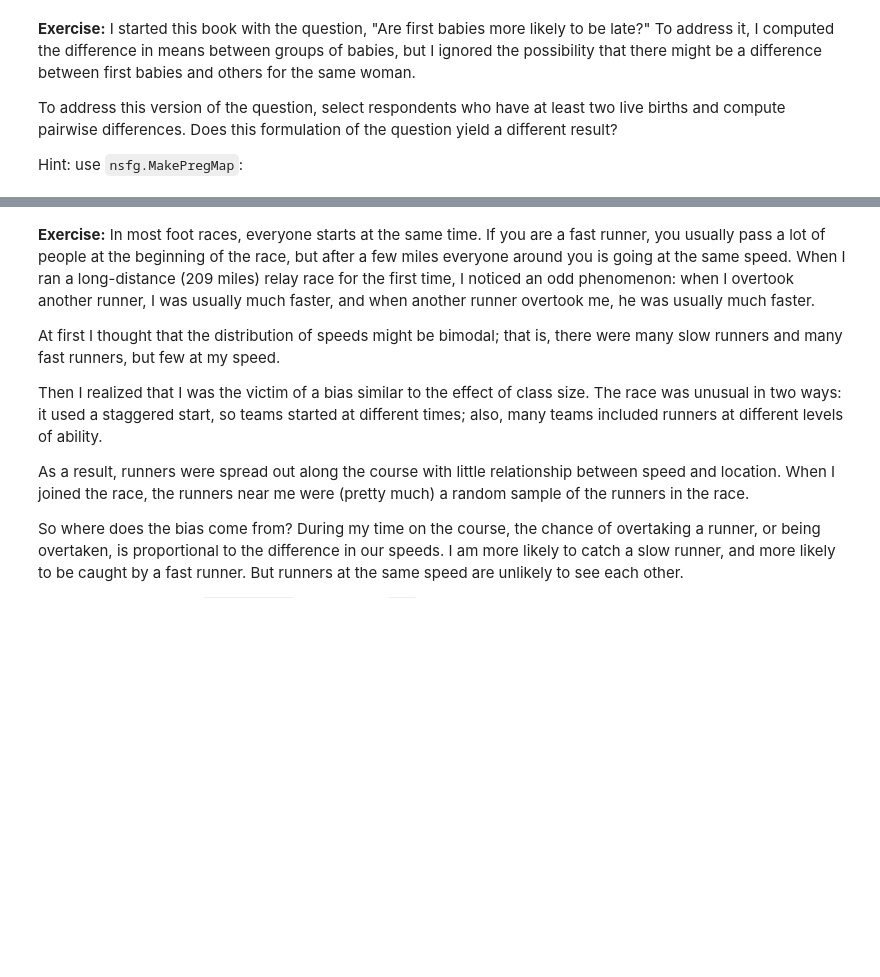
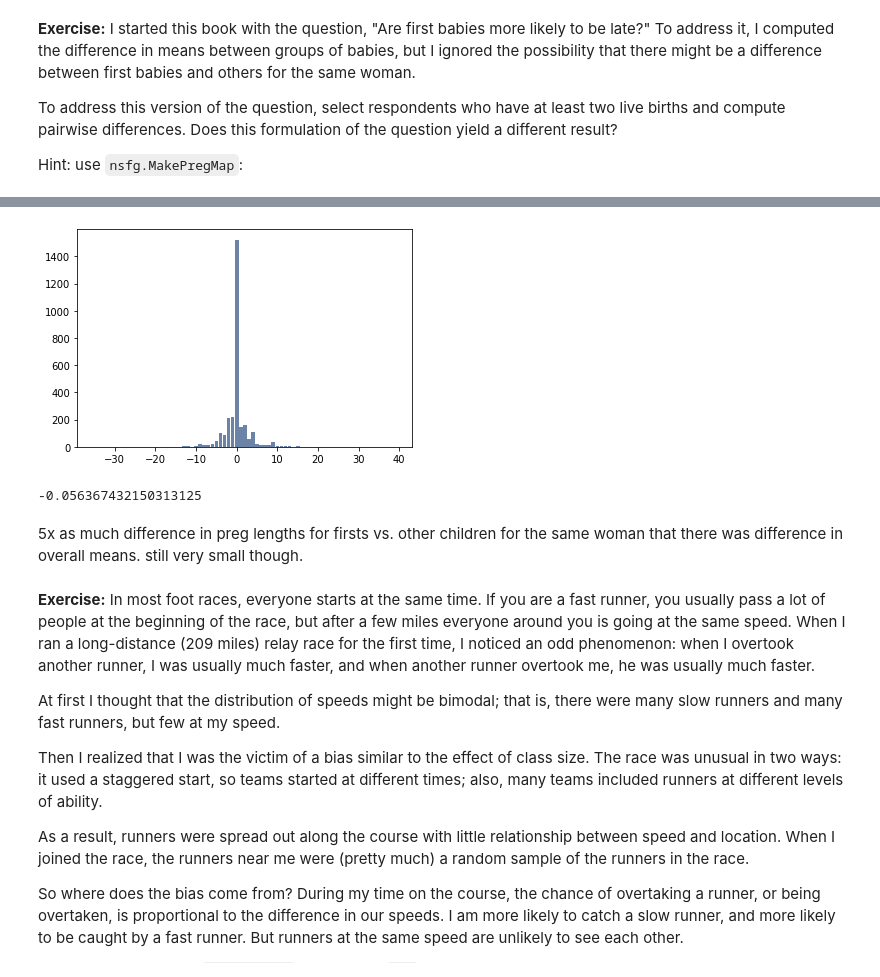
Before and after one commit to anterra/ThinkStats2, a Jupyter notebook: code/chap03ex.ipynb, the cells around one changed output, grey strips where cells are left out. Cells and saved outputs as stored; diff of their text form; code cells hidden in the pictures; blank space fills up the shorter version.

```diff
--- a/code/chap03ex.ipynb
+++ b/code/chap03ex.ipynb
@@ -373,3 +401,22 @@ preg_map = nsfg.MakePregMap(live)
+# %%
+hist = thinkstats2.Hist()
+
+for caseid, indices in preg_map.items():
+    if len(indices) >= 2:
+        pair = preg.loc[indices[0:2]].prglngth
+        diff = np.diff(pair)[0]
+        hist[diff] +=1
+# %%
+thinkplot.Hist(hist)
+# %% [output]
+[figure, added]
+# %%
+pmf = thinkstats2.Pmf(hist)
+pmf.Mean()
+# %% [output]
+-0.056367432150313125
+# %% [markdown]
+5x as much difference in preg lengths for firsts vs. other children for the same woman that there was difference in overall means. still very small though.
 # %% [markdown]
 **Exercise:** In most foot races, everyone starts at the same time. If you are a fast runner, you usually pass a lot of people at the beginning of the race, but after a few miles everyone around you is going at the same speed.
 When I ran a long-distance (209 miles) relay race for the first time, I noticed an odd phenomenon: when I overtook another runner, I was usually much faster, and when another runner overtook me, he was usually much faster.
```
Also changed, not shown: parts of 14 cells of this notebook.
